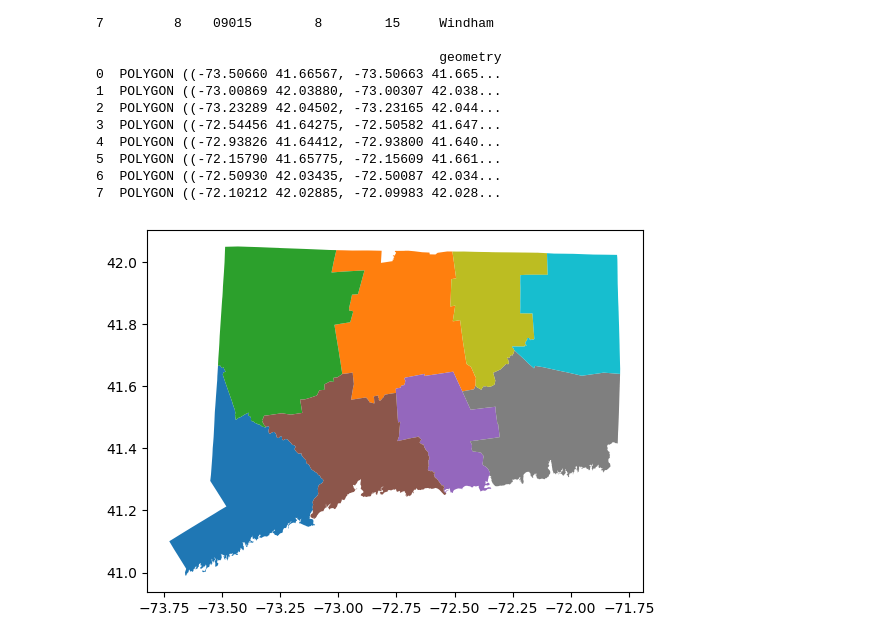
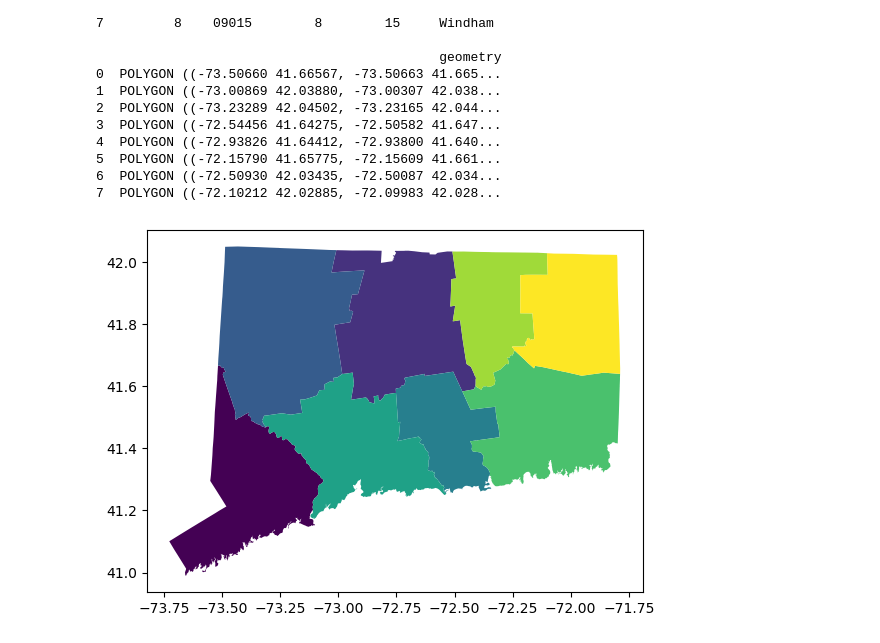
Before and after one commit to dmisiti/project_3_data_visualization, a Jupyter notebook: Untitled.ipynb, the cells around one changed output. Drawn from its saved outputs; the diff is of its cells as text; code cells hidden in the pictures.

```diff
--- a/Untitled.ipynb
+++ b/Untitled.ipynb
@@ -292,15 +292,15 @@ print(Mapedata_df)
 # %%
 #MapC= Mapedata_df.layer('HexagonLayer',Mapedata_df,
                   # get_position =['geometry'],
                    #auto_highlight =True,
                    #elevation_scale= 50,
                     #pickable = True,elevation_range =[0,4000],
                    #extruded=True,
                    #coverage=2)
 
-Mapedata_df.plot(column='COUNTY');
+Mapedata_df.plot(column='CNTY_COD');
 # %% [output]
-[figure, old version]
+[figure, new version]
 # %%
 Mapedata_df.explore()
 # %% [output]
```
Also changed, not shown: parts of 37 cells of this notebook, 1 other file.
